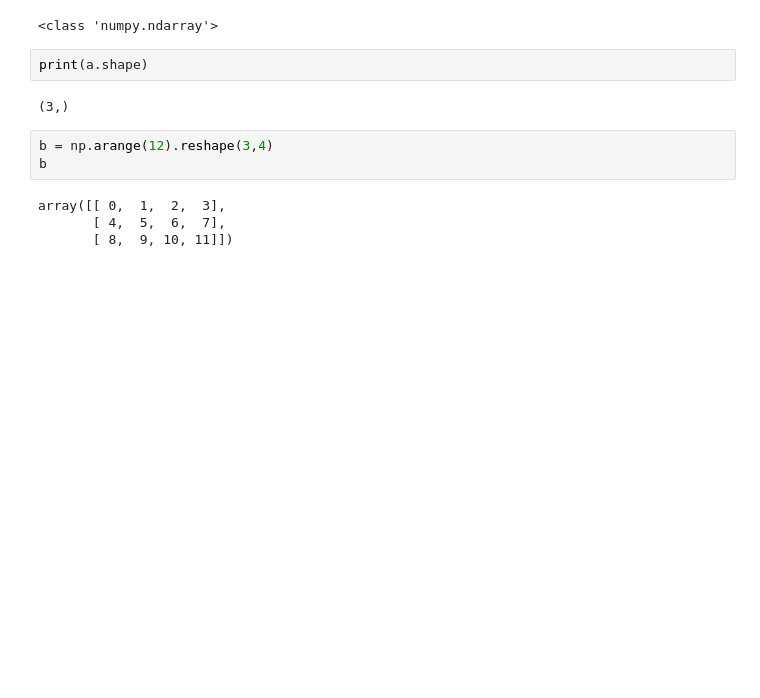
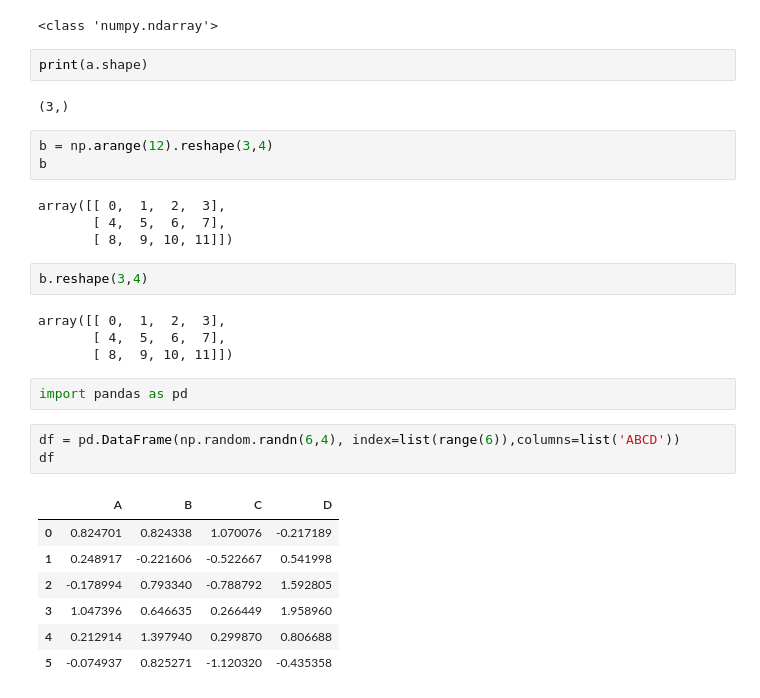
Before and after one commit to aditya65489-sketch/python_practice, a Jupyter notebook: numpy.ipynb, the cells around one changed output. Drawn from its saved outputs; the diff is of its cells as text; blank space fills up the shorter version.

```diff
--- a/numpy.ipynb
+++ b/numpy.ipynb
@@ -16,3 +19,22 @@ b
 array([[ 0,  1,  2,  3],
        [ 4,  5,  6,  7],
        [ 8,  9, 10, 11]])
+# %%
+b.reshape(3,4)
+# %% [output]
+array([[ 0,  1,  2,  3],
+       [ 4,  5,  6,  7],
+       [ 8,  9, 10, 11]])
+# %%
+import pandas as pd
+# %%
+df = pd.DataFrame(np.random.randn(6,4), index=list(range(6)),columns=list('ABCD'))
+df
+# %% [output]
+|  | A | B | C | D |
+| 0 | 0.824701 | 0.824338 | 1.070076 | -0.217189 |
+| 1 | 0.248917 | -0.221606 | -0.522667 | 0.541998 |
+| 2 | -0.178994 | 0.793340 | -0.788792 | 1.592805 |
+| 3 | 1.047396 | 0.646635 | 0.266449 | 1.958960 |
+| 4 | 0.212914 | 1.397940 | 0.299870 | 0.806688 |
+| 5 | -0.074937 | 0.825271 | -1.120320 | -0.435358 |
```
Also changed, not shown: parts of 40 cells of this notebook.
